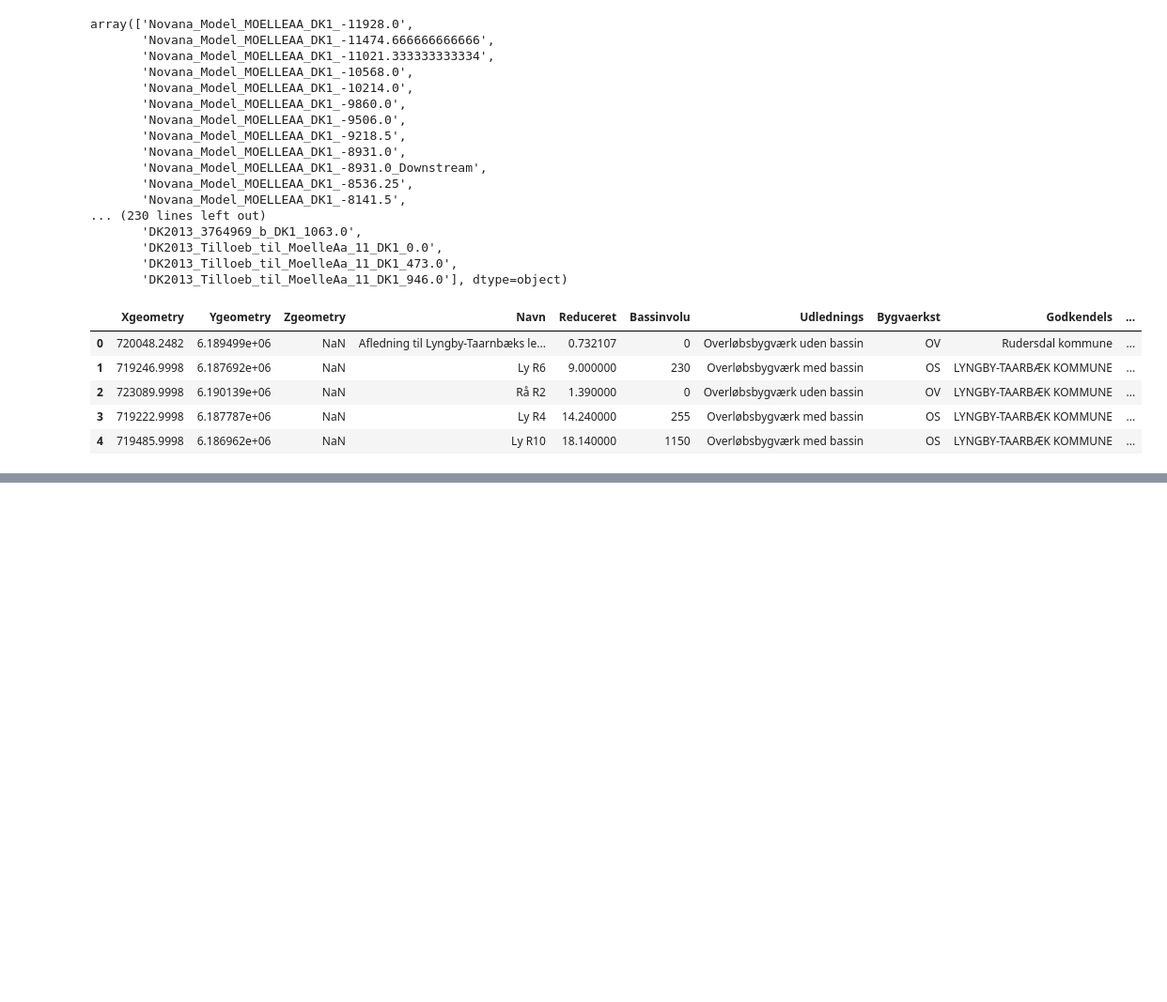
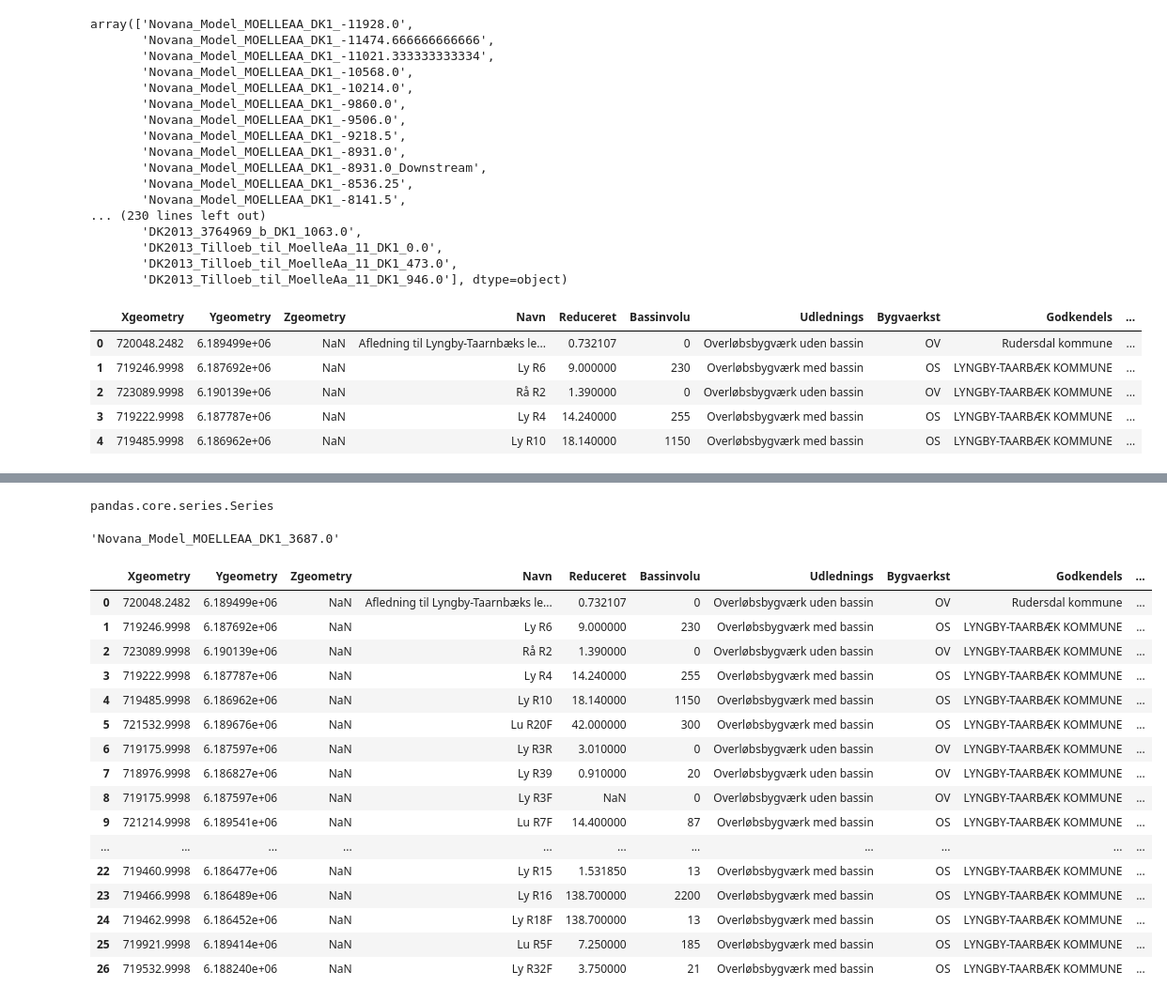
Before and after one commit to morgandtu/12104-20, a Jupyter notebook: step2code.ipynb, the cells around one changed output, grey strips where cells are left out. Shown: that part at 94% size. Drawn from its saved outputs; the diff is of its cells as text; code cells hidden in the pictures; blank space fills up the shorter version.

```diff
--- a/step2code.ipynb
+++ b/step2code.ipynb
@@ -110,0 +98,4 @@ RiverC =
+# %%
+type(StringName)
+# %% [output]
+pandas.core.series.Series
@@ -110,0 +110,24 @@ RiverC =
+# %%
+riverQ["beregningspunktlokalid"].
+# %% [output]
+'Novana_Model_MOELLEAA_DK1_3687.0'
+# %%
+distances
+# %% [output]
+|  | Xgeometry | Ygeometry | Zgeometry | Navn | Reduceret | Bassinvolu | Udlednings | Bygvaerkst | Godkendels | ... |
+| 0 | 720048.2482 | 6.189499e+06 | NaN | Afledning til Lyngby-Taarnbæks le... | 0.732107 | 0 | Overløbsbygværk uden bassin | OV | Rudersdal kommune | ... |
+| 1 | 719246.9998 | 6.187692e+06 | NaN | Ly R6 | 9.000000 | 230 | Overløbsbygværk med bassin | OS | LYNGBY-TAARBÆK KOMMUNE | ... |
+| 2 | 723089.9998 | 6.190139e+06 | NaN | Rå R2 | 1.390000 | 0 | Overløbsbygværk uden bassin | OV | LYNGBY-TAARBÆK KOMMUNE | ... |
+| 3 | 719222.9998 | 6.187787e+06 | NaN | Ly R4 | 14.240000 | 255 | Overløbsbygværk med bassin | OS | LYNGBY-TAARBÆK KOMMUNE | ... |
+| 4 | 719485.9998 | 6.186962e+06 | NaN | Ly R10 | 18.140000 | 1150 | Overløbsbygværk med bassin | OS | LYNGBY-TAARBÆK KOMMUNE | ... |
+| 5 | 721532.9998 | 6.189676e+06 | NaN | Lu R20F | 42.000000 | 300 | Overløbsbygværk med bassin | OS | LYNGBY-TAARBÆK KOMMUNE | ... |
+| 6 | 719175.9998 | 6.187597e+06 | NaN | Ly R3R | 3.010000 | 0 | Overløbsbygværk uden bassin | OV | LYNGBY-TAARBÆK KOMMUNE | ... |
+| 7 | 718976.9998 | 6.186827e+06 | NaN | Ly R39 | 0.910000 | 20 | Overløbsbygværk uden bassin | OV | LYNGBY-TAARBÆK KOMMUNE | ... |
+| 8 | 719175.9998 | 6.187597e+06 | NaN | Ly R3F | NaN | 0 | Overløbsbygværk uden bassin | OV | LYNGBY-TAARBÆK KOMMUNE | ... |
+| 9 | 721214.9998 | 6.189541e+06 | NaN | Lu R7F | 14.400000 | 87 | Overløbsbygværk med bassin | OS | LYNGBY-TAARBÆK KOMMUNE | ... |
+| ... | ... | ... | ... | ... | ... | ... | ... | ... | ... | ... |
+| 22 | 719460.9998 | 6.186477e+06 | NaN | Ly R15 | 1.531850 | 13 | Overløbsbygværk med bassin | OS | LYNGBY-TAARBÆK KOMMUNE | ... |
+| 23 | 719466.9998 | 6.186489e+06 | NaN | Ly R16 | 138.700000 | 2200 | Overløbsbygværk med bassin | OS | LYNGBY-TAARBÆK KOMMUNE | ... |
+| 24 | 719462.9998 | 6.186452e+06 | NaN | Ly R18F | 138.700000 | 13 | Overløbsbygværk med bassin | OS | LYNGBY-TAARBÆK KOMMUNE | ... |
+| 25 | 719921.9998 | 6.189414e+06 | NaN | Lu R5F | 7.250000 | 185 | Overløbsbygværk med bassin | OS | LYNGBY-TAARBÆK KOMMUNE | ... |
+| 26 | 719532.9998 | 6.188240e+06 | NaN | Ly R32F | 3.750000 | 21 | Overløbsbygværk med bassin | OS | LYNGBY-TAARBÆK KOMMUNE | ... |
```
Also changed, not shown: parts of 9 cells of this notebook, 1 other file.
